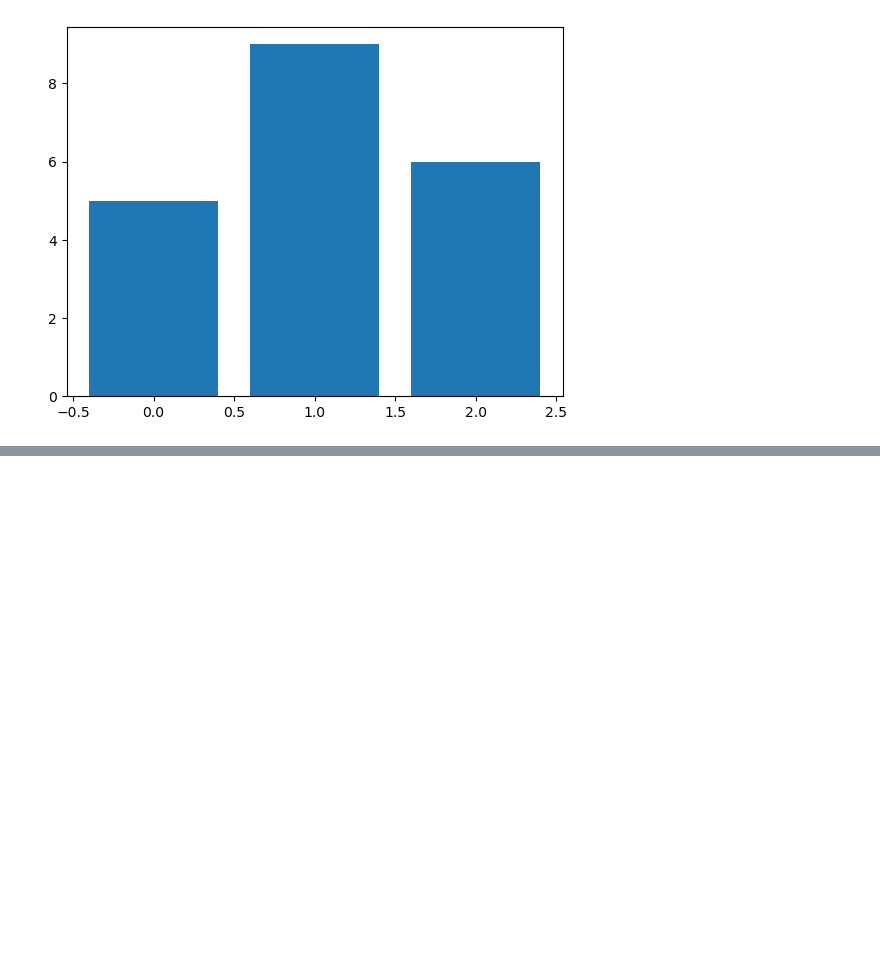
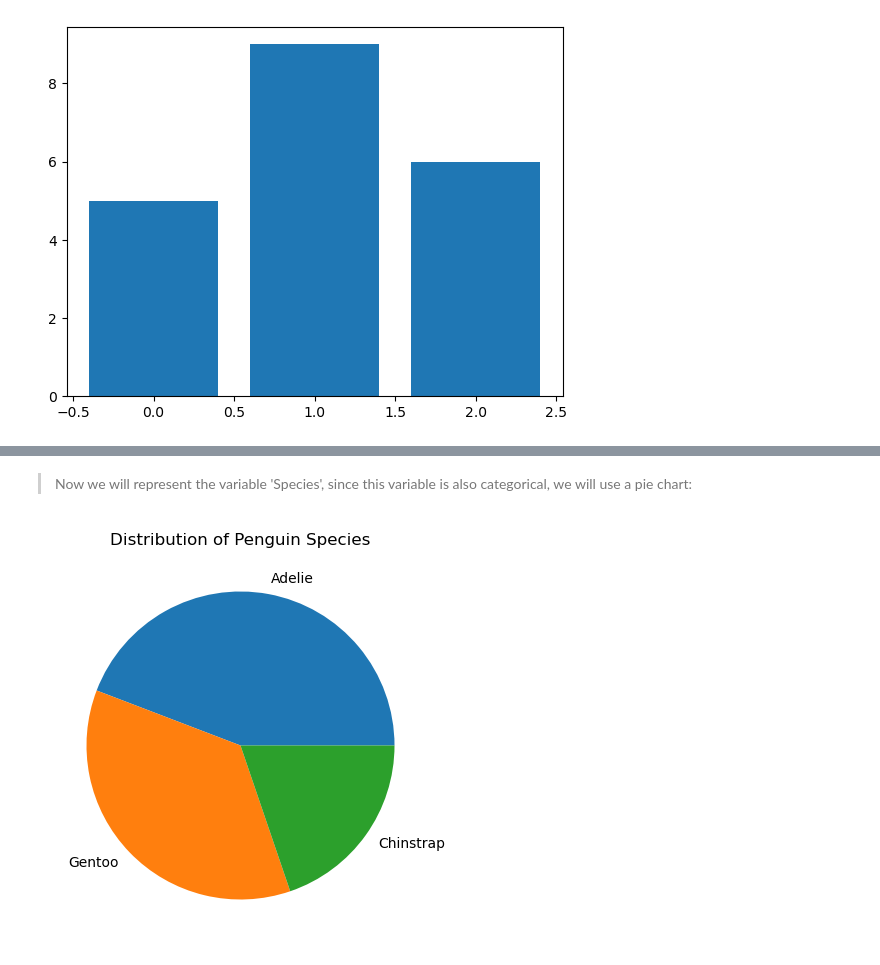
Before and after one commit to yimak/Fundamentals_of_data_analysis, a Jupyter notebook: task1.ipynb, the cells around one changed output, grey strips where cells are left out. Saved outputs shown, nothing was run; the diff lists cells and outputs as text; code cells hidden in the pictures; blank space fills up the shorter version.

```diff
--- a/Tasks.ipynb
+++ b/task1.ipynb
@@ -286,0 +323,22 @@ plt.show()
+# %% [markdown]
+>Now we will represent the variable 'Species', since this variable is also categorical, we will use a pie chart:
+# %%
+#references:
+# how to count unique values from column: https://www.statology.org/pandas-count-unique-values/
+# read csv file on pandas: https://pandas.pydata.org/docs/reference/api/pandas.read_csv.html
+# plot into pichart https://pandas.pydata.org/docs/reference/api/pandas.DataFrame.plot.pie.html
+
+
+
+import pandas as pd
+import matplotlib.pyplot as plt
+
+df = pd.read_csv('penguins.csv')
+
+species_counts = df['species'].value_counts()
+
+plot = species_counts.plot.pie(figsize=(5, 5))
+plt.title('Distribution of Penguin Species')
+plt.show()
+# %% [output]
+[figure, added]
```
Also changed, not shown: parts of 17 cells of this notebook, 3 other files.
